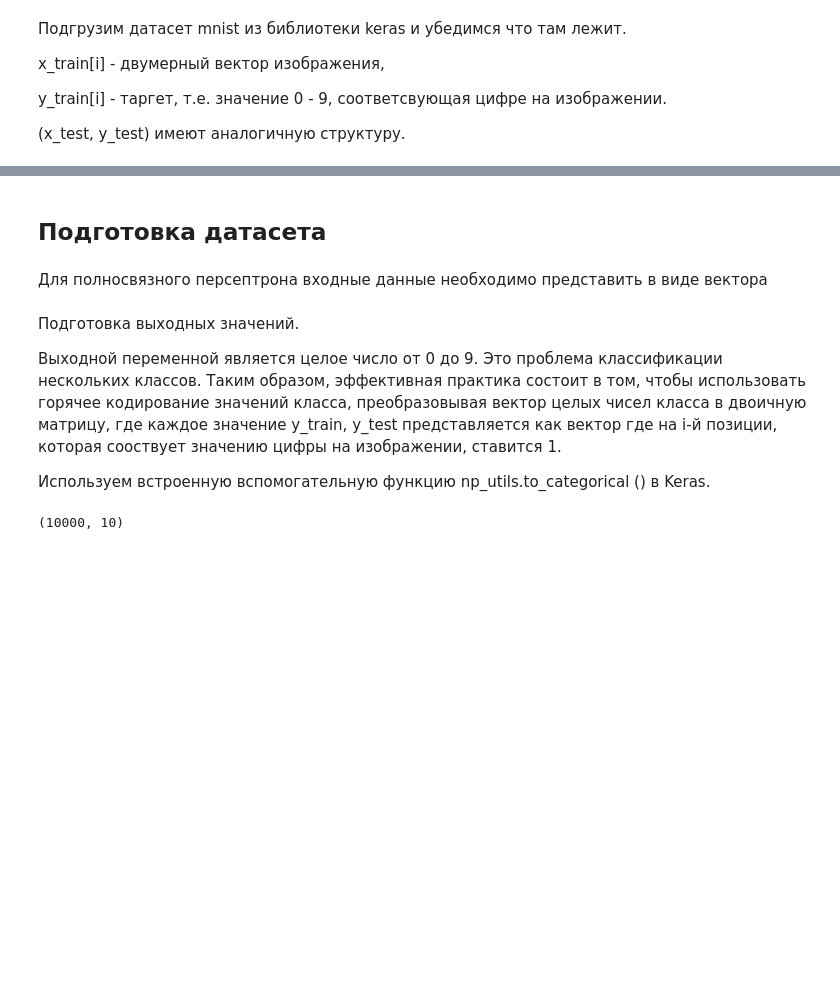
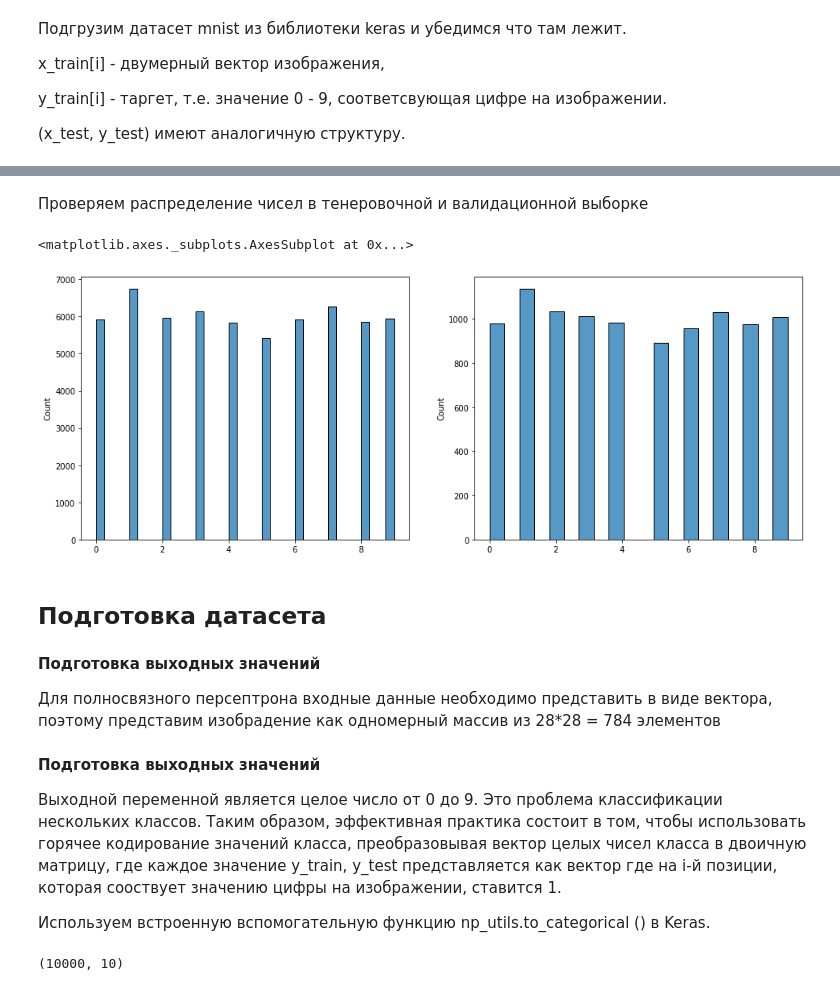
Before and after one commit to kan-va/lab_vision_digits, a Jupyter notebook: Task_digits.ipynb, the cells around one changed output, grey strips where cells are left out. Drawn from its saved outputs; the diff is of its cells as text; code cells hidden in the pictures; blank space fills up the shorter version.

```diff
--- a/Task_digits.ipynb
+++ b/Task_digits.ipynb
@@ -85,5 +108,18 @@ number image
+# %% [markdown]
+Проверяем распределение чисел в тенеровочной и валидационной выборке
+# %%
+plt.figure(figsize=(16, 6))
+plt.subplot(1,2,1)
+sns.histplot(y_train, kde=False ) # гистограмма тренировочной выборки
+plt.subplot(1,2,2)
+sns.histplot(y_test, kde=False) # гистограмма валидационной выборки
+# %% [output]
+<matplotlib.axes._subplots.AxesSubplot at 0x...>
+[figure, added]
 # %% [markdown]
 ## Подготовка датасета
 # %% [markdown]
-Для полносвязного персептрона входные данные необходимо представить в виде вектора
+**Подготовка выходных значений**
+
+Для полносвязного персептрона входные данные необходимо представить в виде вектора, поэтому представим изобрадение как одномерный массив из 28*28 = 784 элементов
 # %%
@@ -101,7 +132,7 @@ x_test = x_test.reshape(x_test.shape[0], num_pixels).astype('float32')
 x_train = x_train / 255
 x_test = x_test / 255
 # %% [markdown]
-Подготовка выходных значений.
+**Подготовка выходных значений**
 
 Выходной переменной является целое число от 0 до 9. Это проблема классификации нескольких классов. Таким образом, эффективная практика состоит в том, чтобы использовать горячее кодирование значений класса, преобразовывая вектор целых чисел класса в двоичную матрицу, где каждое значение y_train, y_test представляется как вектор где на i-й позиции, которая сооствует значению цифры на изображении, ставится 1.
 
```
Also changed, not shown: parts of 17 cells of this notebook.
